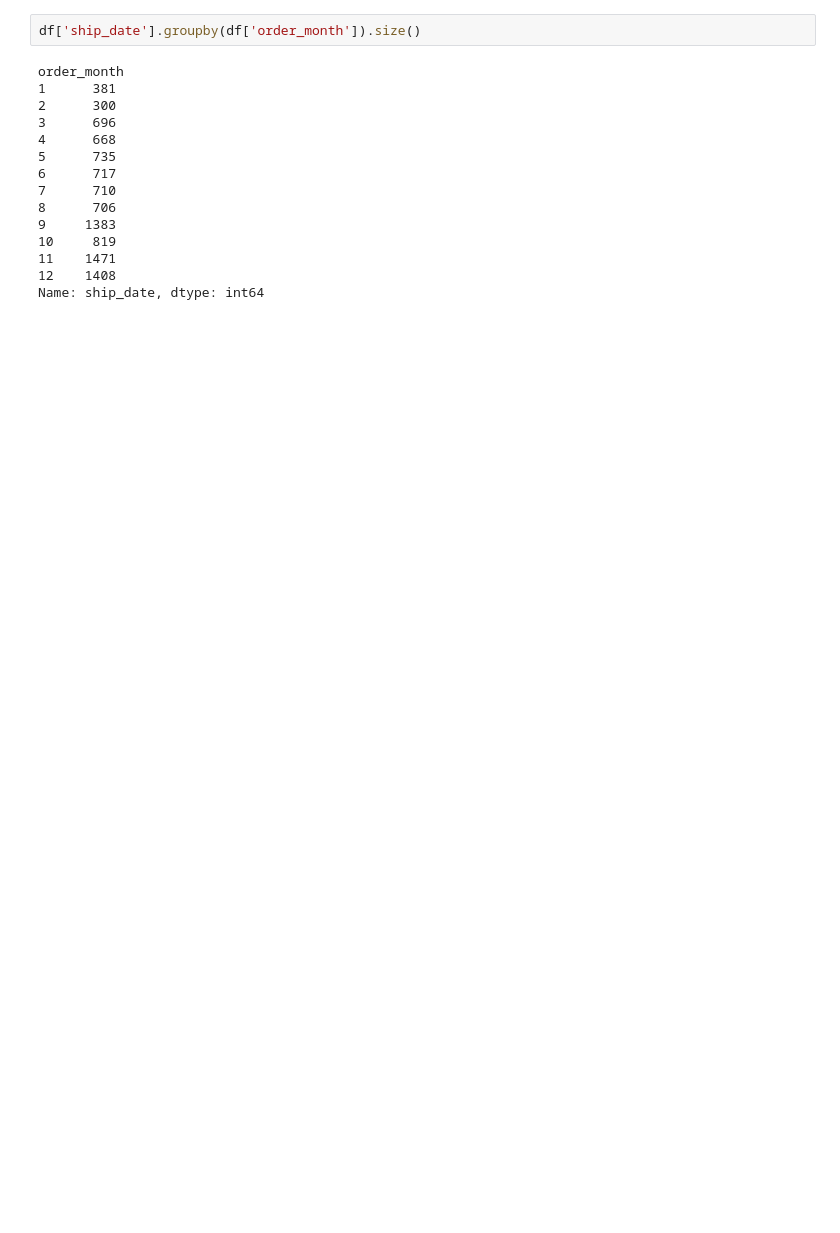
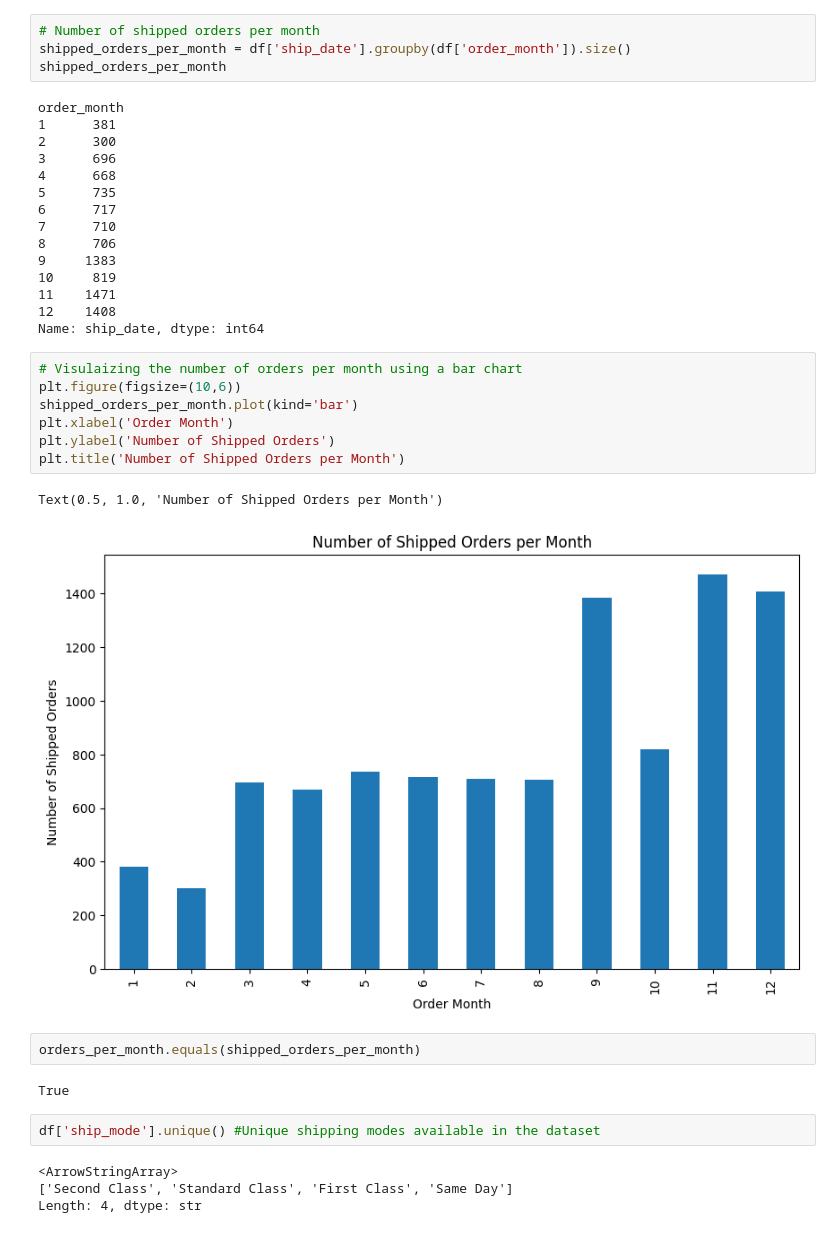
Before and after one commit to rahulghoshal/Superstore_Sales_Analysis, a Jupyter notebook: store_analysis.ipynb, the cells around one changed output. Saved outputs shown, nothing was run; the diff lists cells and outputs as text; blank space fills up the shorter version.

```diff
--- a/store_analysis.ipynb
+++ b/store_analysis.ipynb
@@ -165,5 +175,7 @@ dtype: int64
 # %%
-df['ship_date'].groupby(df['order_month']).size()
+# Number of shipped orders per month
+shipped_orders_per_month = df['ship_date'].groupby(df['order_month']).size()
+shipped_orders_per_month
 # %% [output]
 order_month
 1      381
@@ -179,3 +191,23 @@ order_month
 11    1471
 12    1408
 Name: ship_date, dtype: int64
+# %%
+# Visulaizing the number of orders per month using a bar chart
+plt.figure(figsize=(10,6))
+shipped_orders_per_month.plot(kind='bar')
+plt.xlabel('Order Month')
+plt.ylabel('Number of Shipped Orders')
+plt.title('Number of Shipped Orders per Month')
+# %% [output]
+Text(0.5, 1.0, 'Number of Shipped Orders per Month')
+[figure, added]
+# %%
+orders_per_month.equals(shipped_orders_per_month)
+# %% [output]
+True
+# %%
+df['ship_mode'].unique() #Unique shipping modes available in the dataset
+# %% [output]
+<ArrowStringArray>
+['Second Class', 'Standard Class', 'First Class', 'Same Day']
+Length: 4, dtype: str
```
Also changed, not shown: parts of 1 cell of this notebook.
